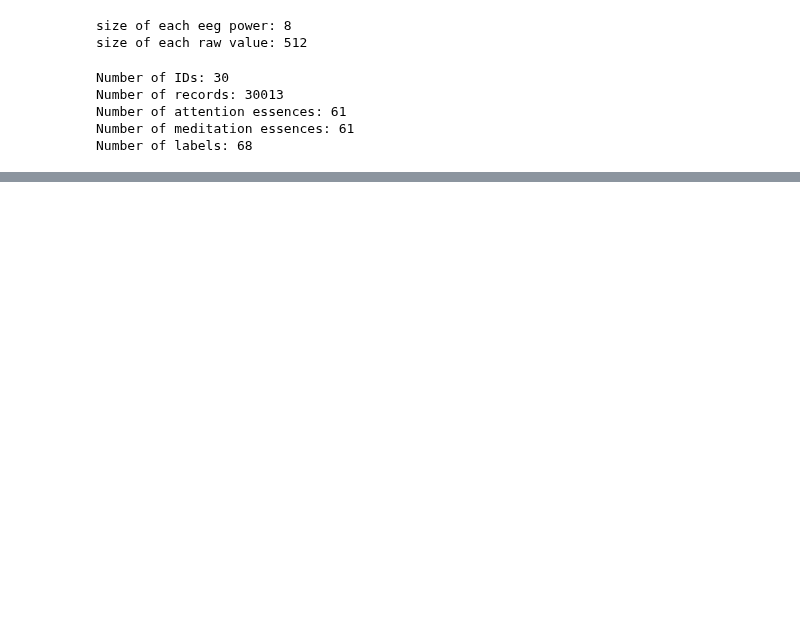
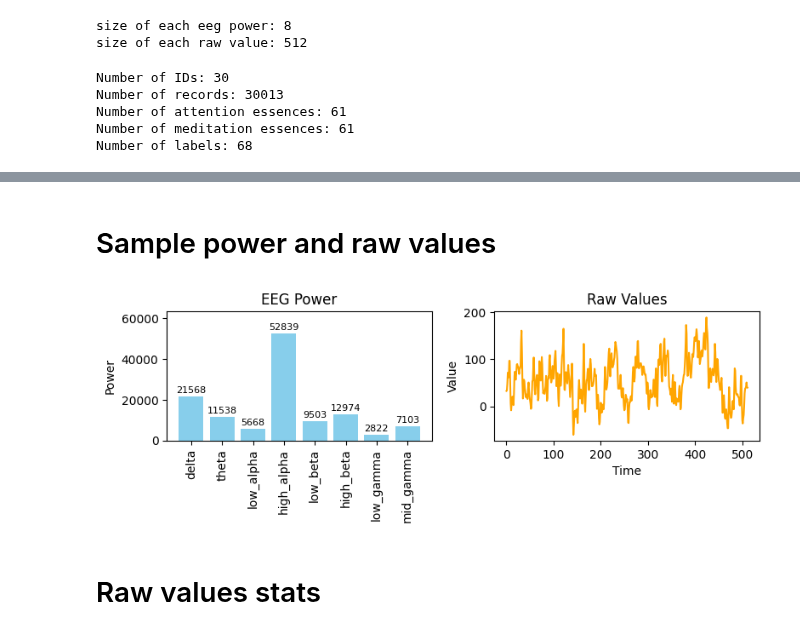
Before and after one commit to parhamkebria/EEG, a Jupyter notebook: EEG.ipynb, the cells around one changed output, grey strips where cells are left out. Cells and saved outputs as stored; diff of their text form; code cells hidden in the pictures; blank space fills up the shorter version.

```diff
--- a/EEG.ipynb
+++ b/EEG.ipynb
@@ -67 +73,29 @@ Number of labels: 68
+# %% [markdown]
+# Sample power and raw values
+# %%
+POWER_BANDS = ['delta', 'theta', 'low_alpha', 'high_alpha', 'low_beta', 'high_beta', 'low_gamma', 'mid_gamma']
+fig, axs = plt.subplots(1, 2, figsize=(8, 3))
+
+axs[0].bar(POWER_BANDS, eeg_data.eeg_power[random_index], color='skyblue')
+for p in axs[0].patches:
+    axs[0].annotate(f'{p.get_height():.0f}', (p.get_x() + p.get_width() / 2., p.get_height()),
+                    ha='center', va='center', fontsize=8, color='black', xytext=(0, 5),
+                    textcoords='offset points')
+axs[0].set_title('EEG Power')
+axs[0].set_ylabel('Power')
+axs[0].set_ylim(0, max(eeg_data.eeg_power[random_index]) * 1.2)
+axs[0].set_xticks(range(len(POWER_BANDS)))
+axs[0].set_xticklabels(POWER_BANDS, rotation=90)
+
+axs[1].plot(eeg_data.raw_values[random_index], label='Raw Values', color='orange')
+axs[1].set_title('Raw Values')
+axs[1].set_xlabel('Time')
+axs[1].set_ylabel('Value')
+
+plt.tight_layout()
+plt.show()
+# %% [output]
+[figure, added]
+# %% [markdown]
+# Raw values stats
 # %%
```
Also changed, not shown: parts of 9 cells of this notebook.
